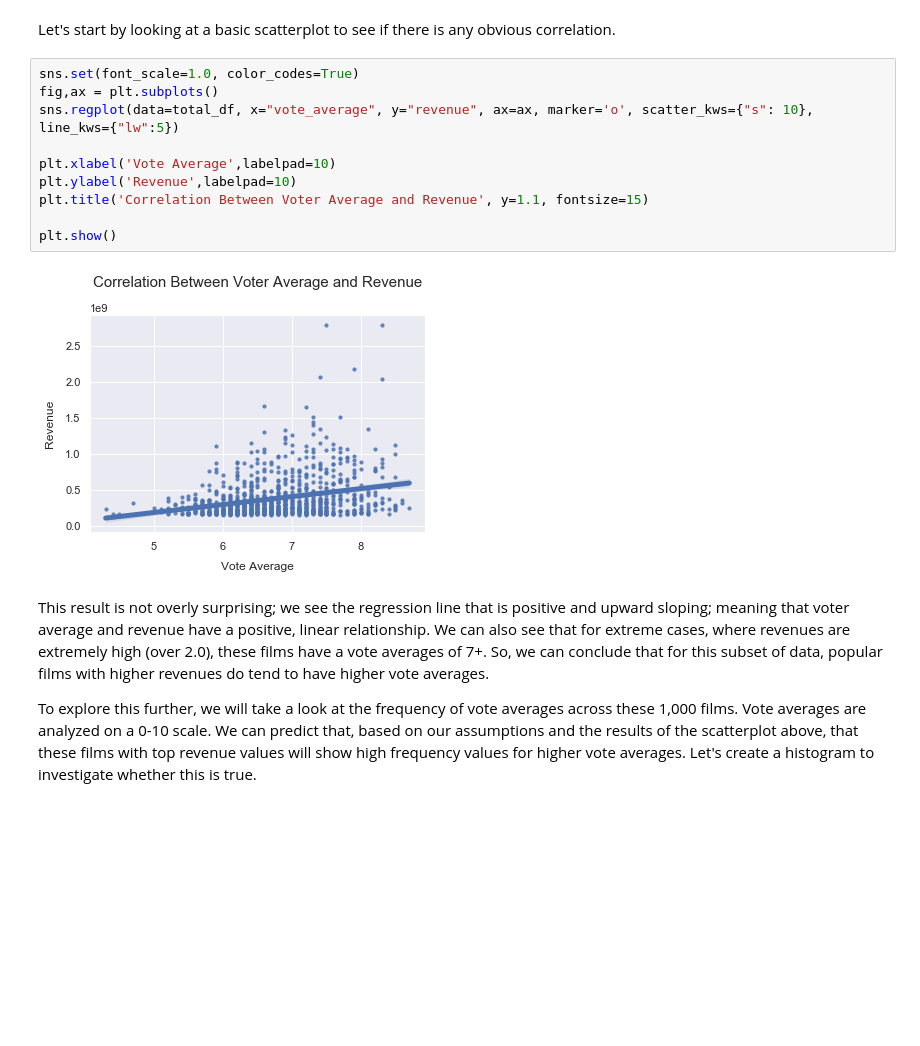
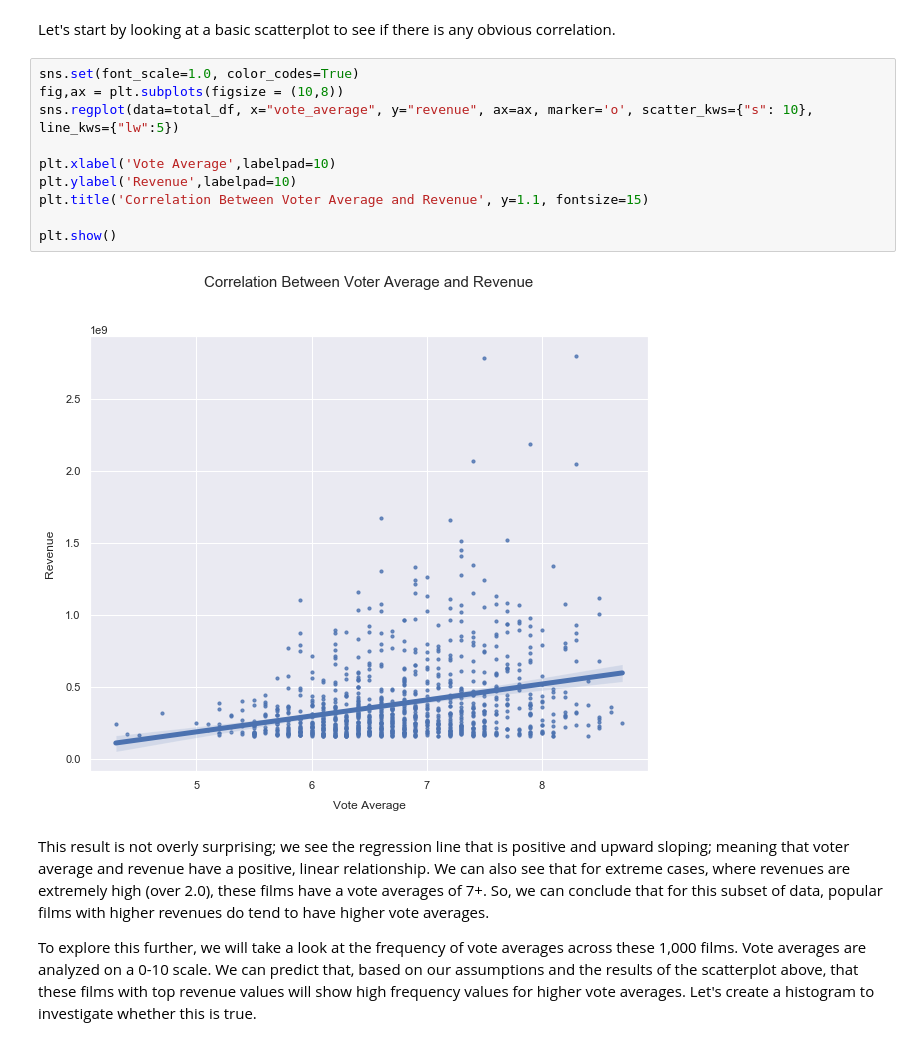
Before and after one commit to adinas94/Phase-1-Microsoft-Movies, a Jupyter notebook: Adina Data Visualization WIP.ipynb, the cells around one changed output. Saved outputs shown, nothing was run; the diff lists cells and outputs as text; blank space fills up the shorter version.

```diff
--- a/Adina Data Visualization WIP.ipynb
+++ b/Adina Data Visualization WIP.ipynb
@@ -62,16 +62,16 @@ import matplotlib.pyplot as plt
 Let's start by looking at a basic scatterplot to see if there is any obvious correlation.
 # %%
 sns.set(font_scale=1.0, color_codes=True)
-fig,ax = plt.subplots()
+fig,ax = plt.subplots(figsize = (10,8))
 sns.regplot(data=total_df, x="vote_average", y="revenue", ax=ax, marker='o', scatter_kws={"s": 10}, line_kws={"lw":5})
 
 plt.xlabel('Vote Average',labelpad=10)
 plt.ylabel('Revenue',labelpad=10)
 plt.title('Correlation Between Voter Average and Revenue', y=1.1, fontsize=15)
 
 plt.show()
 # %% [output]
-[figure, old version]
+[figure, new version]
 # %% [markdown]
 This result is not overly surprising; we see the regression line that is positive and upward sloping; meaning that voter average and revenue have a positive, linear relationship. We can also see that for extreme cases, where revenues are extremely high (over 2.0), these films have a vote averages of 7+. So, we can conclude that for this subset of data, popular films with higher revenues do tend to have higher vote averages.
 
```
